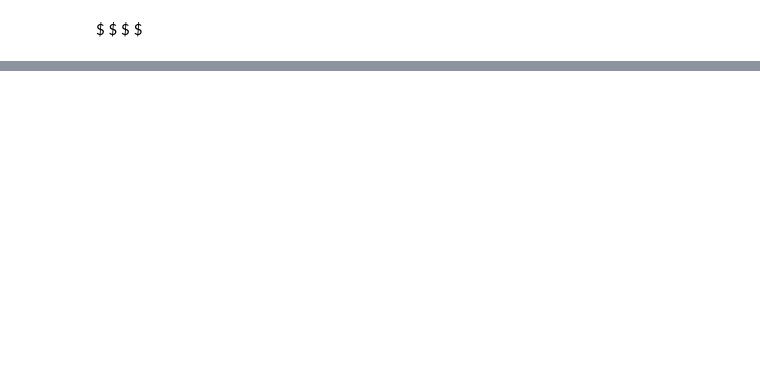
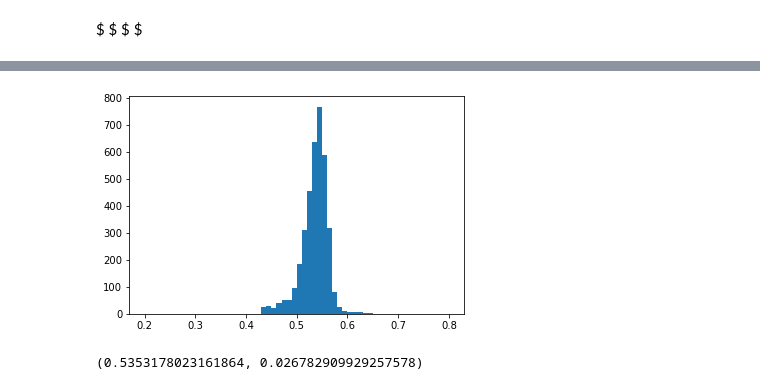
Before and after one commit to SaharGholipour/Sahar_MSc, a Jupyter notebook: mysignal_comparison.ipynb, the cells around one changed output, grey strips where cells are left out. Saved outputs shown, nothing was run; the diff lists cells and outputs as text; code cells hidden in the pictures; blank space fills up the shorter version.

```diff
--- a/mysignal_comparison.ipynb
+++ b/mysignal_comparison.ipynb
@@ -746,0 +653,4 @@ $ $
+# %%
+# combining the charged and mixed data set
+df = pd.concat([dfp,df0])
+df.loc['signal']['decayModeID'].value_counts()
@@ -746,0 +664,20 @@ $ $
+# %%
+# plotting the invariant mass of eta for both signal and background
+# Note: signal is the combination of signal and peaking background
+
+# Invariant mass od eta: sihnal + peaking background of both B0 and B1
+eta_sig_InvM = pd.concat(
+    [
+        df.loc['signal']['pi4_B0_InvM'],df.loc['signal']['pi4_B1_InvM'],
+        df.loc['peaking background']['pi4_B0_InvM'],df.loc['peaking background']['pi4_B1_InvM']
+    ]
+)
+
+# Invariant mass of eta: combinatorial background of both B0 and B1
+eta_bkg_InvM = pd.concat([df.loc['combinatorial background']['pi4_B0_InvM'],df.loc['combinatorial background']['pi4_B1_InvM']])
+
+
+plt.figure(figsize=(12, 6))
+bin_value, bin_edge, _ = plt.hist([eta_bkg_InvM,eta_sig_InvM],label=['background','signal'], histtype='barstacked')
+plt.xlabel('Invariant mass of $\eta$', fontdict=form_label)
+plt.legend()
@@ -746,0 +714,13 @@ $ $
+# %%
+import seaborn as sns
+
+from scipy import stats
+from scipy.optimize import curve_fit
+from scipy import asarray as ar,exp
+
+x_data = eta_sig_InvM
+hist, bin_edges, _ = plt.hist(x_data, histtype='barstacked', bins=np.arange(0.2,0.8,0.01))
+
+hist = hist*0.01/sum(hist)
+# %% [output]
+[figure, added]
@@ -746,0 +734,11 @@ $ $
+# %%
+#Calculating the Gaussian PDF values given Gaussian parameters and random variable X
+def gaus(X,C,X_mean,sigma):
+    return C*np.exp(-(X-X_mean)**2/(2*sigma**2))
+
+mean = sum(x_hist*y_hist)/sum(y_hist)
+sigma = np.sqrt(sum(y_hist*(x_hist-mean)**2)/sum(y_hist))
+mean, sigma
+# sigma=0.02
+# %% [output]
+(0.5353178023161864, 0.026782909929257578)
```
Also changed, not shown: parts of 63 cells of this notebook.
